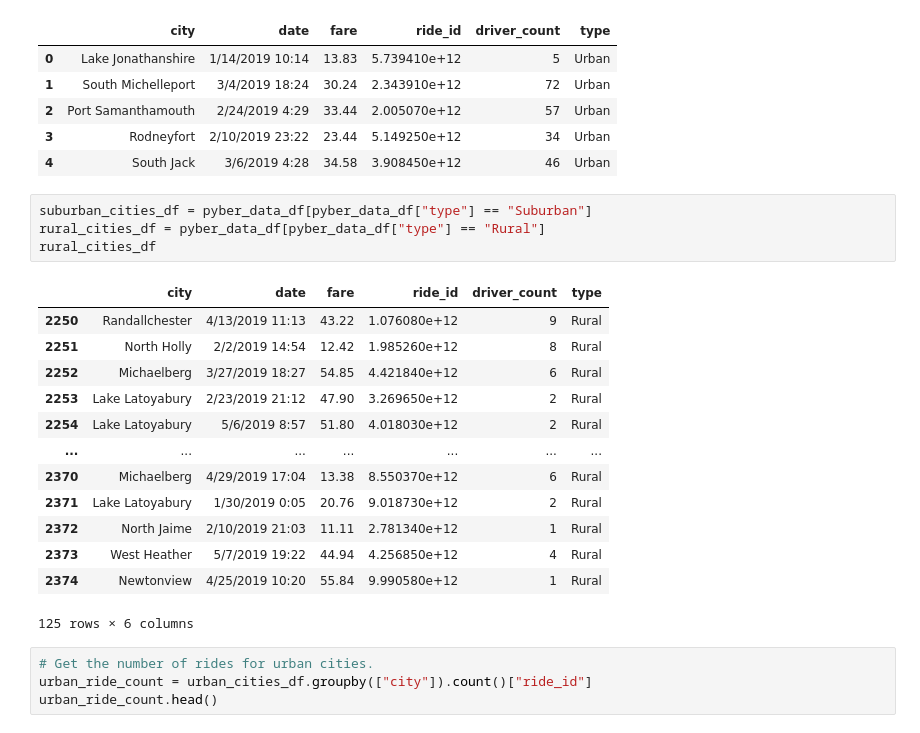
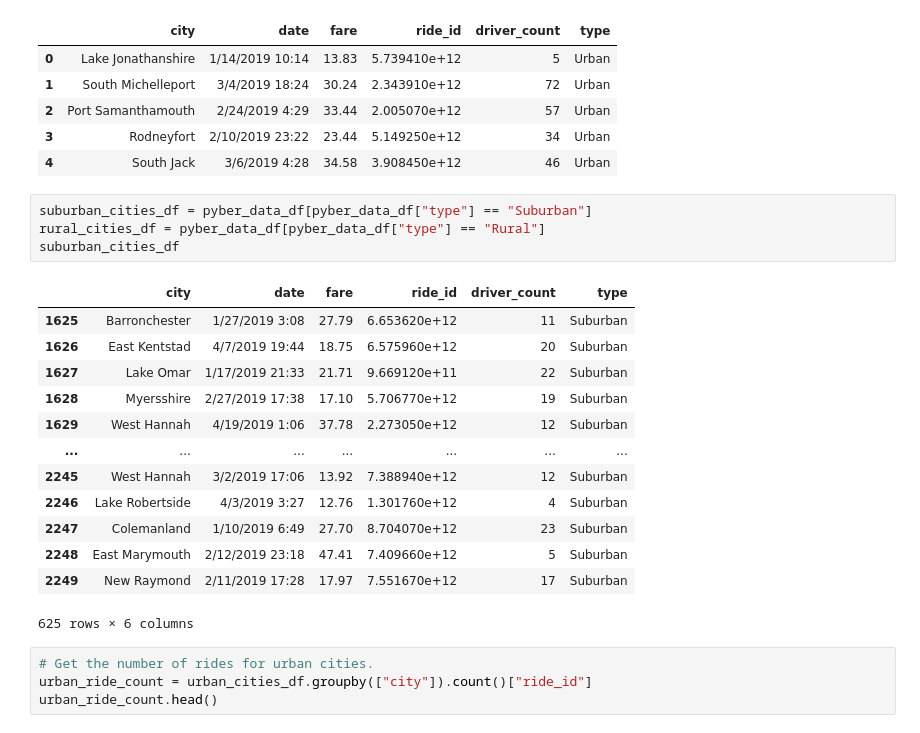
Before and after one commit to andres-rivas-pro/PyBer_Analysis, a Jupyter notebook: PyBer.ipynb, the cells around one changed output. Saved outputs shown, nothing was run; the diff lists cells and outputs as text.

```diff
--- a/PyBer.ipynb
+++ b/PyBer.ipynb
@@ -136,21 +136,21 @@ urban_cities_df.head()
 # %%
 suburban_cities_df = pyber_data_df[pyber_data_df["type"] == "Suburban"]
 rural_cities_df = pyber_data_df[pyber_data_df["type"] == "Rural"]
-rural_cities_df
+suburban_cities_df
 # %% [output]
 |  | city | date | fare | ride_id | driver_count | type |
-| 2250 | Randallchester | 4/13/2019 11:13 | 43.22 | 1.076080e+12 | 9 | Rural |
-| 2251 | North Holly | 2/2/2019 14:54 | 12.42 | 1.985260e+12 | 8 | Rural |
-| 2252 | Michaelberg | 3/27/2019 18:27 | 54.85 | 4.421840e+12 | 6 | Rural |
-| 2253 | Lake Latoyabury | 2/23/2019 21:12 | 47.90 | 3.269650e+12 | 2 | Rural |
-| 2254 | Lake Latoyabury | 5/6/2019 8:57 | 51.80 | 4.018030e+12 | 2 | Rural |
+| 1625 | Barronchester | 1/27/2019 3:08 | 27.79 | 6.653620e+12 | 11 | Suburban |
+| 1626 | East Kentstad | 4/7/2019 19:44 | 18.75 | 6.575960e+12 | 20 | Suburban |
+| 1627 | Lake Omar | 1/17/2019 21:33 | 21.71 | 9.669120e+11 | 22 | Suburban |
+| 1628 | Myersshire | 2/27/2019 17:38 | 17.10 | 5.706770e+12 | 19 | Suburban |
+| 1629 | West Hannah | 4/19/2019 1:06 | 37.78 | 2.273050e+12 | 12 | Suburban |
 | ... | ... | ... | ... | ... | ... | ... |
-| 2370 | Michaelberg | 4/29/2019 17:04 | 13.38 | 8.550370e+12 | 6 | Rural |
-| 2371 | Lake Latoyabury | 1/30/2019 0:05 | 20.76 | 9.018730e+12 | 2 | Rural |
-| 2372 | North Jaime | 2/10/2019 21:03 | 11.11 | 2.781340e+12 | 1 | Rural |
-| 2373 | West Heather | 5/7/2019 19:22 | 44.94 | 4.256850e+12 | 4 | Rural |
-| 2374 | Newtonview | 4/25/2019 10:20 | 55.84 | 9.990580e+12 | 1 | Rural |
+| 2245 | West Hannah | 3/2/2019 17:06 | 13.92 | 7.388940e+12 | 12 | Suburban |
+| 2246 | Lake Robertside | 4/3/2019 3:27 | 12.76 | 1.301760e+12 | 4 | Suburban |
+| 2247 | Colemanland | 1/10/2019 6:49 | 27.70 | 8.704070e+12 | 23 | Suburban |
+| 2248 | East Marymouth | 2/12/2019 23:18 | 47.41 | 7.409660e+12 | 5 | Suburban |
+| 2249 | New Raymond | 2/11/2019 17:28 | 17.97 | 7.551670e+12 | 17 | Suburban |
-125 rows × 6 columns
+625 rows × 6 columns
 # %%
 # Get the number of rides for urban cities.
 urban_ride_count = urban_cities_df.groupby(["city"]).count()["ride_id"]
```
Also changed, not shown: parts of 23 cells of this notebook, 1 other file.
